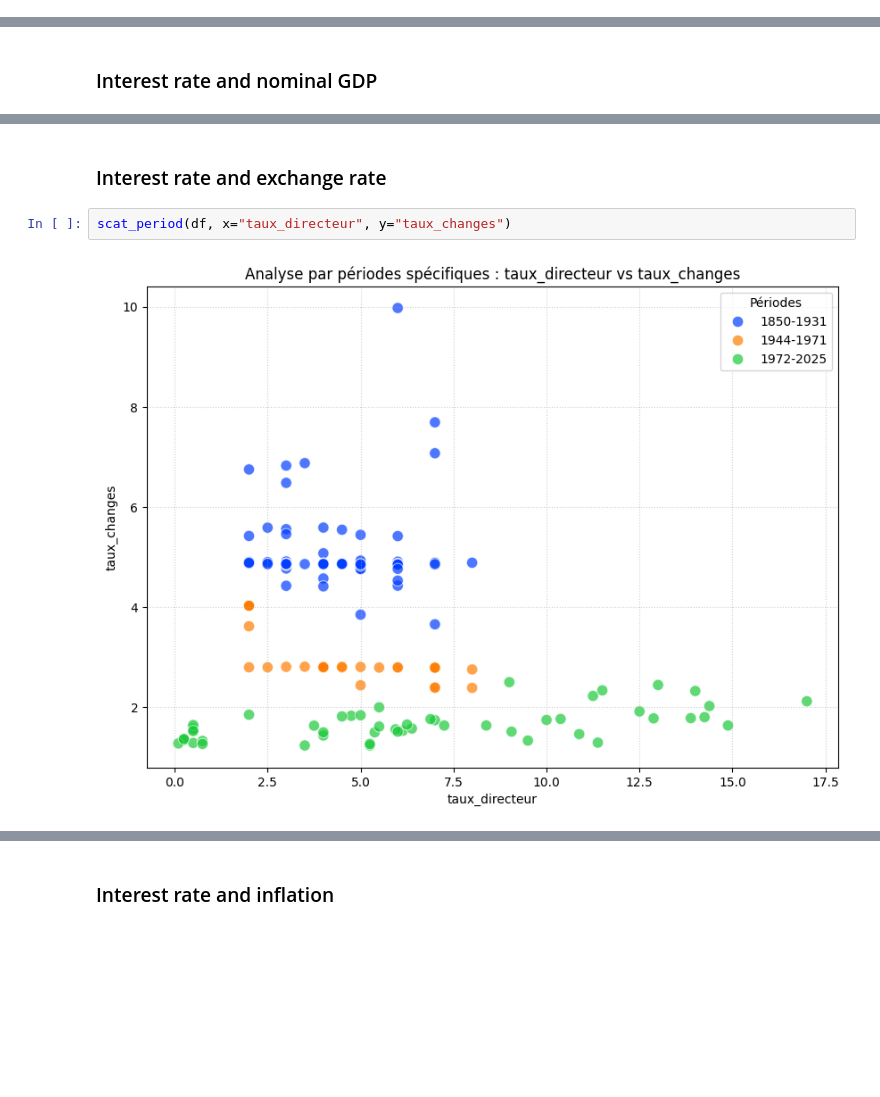
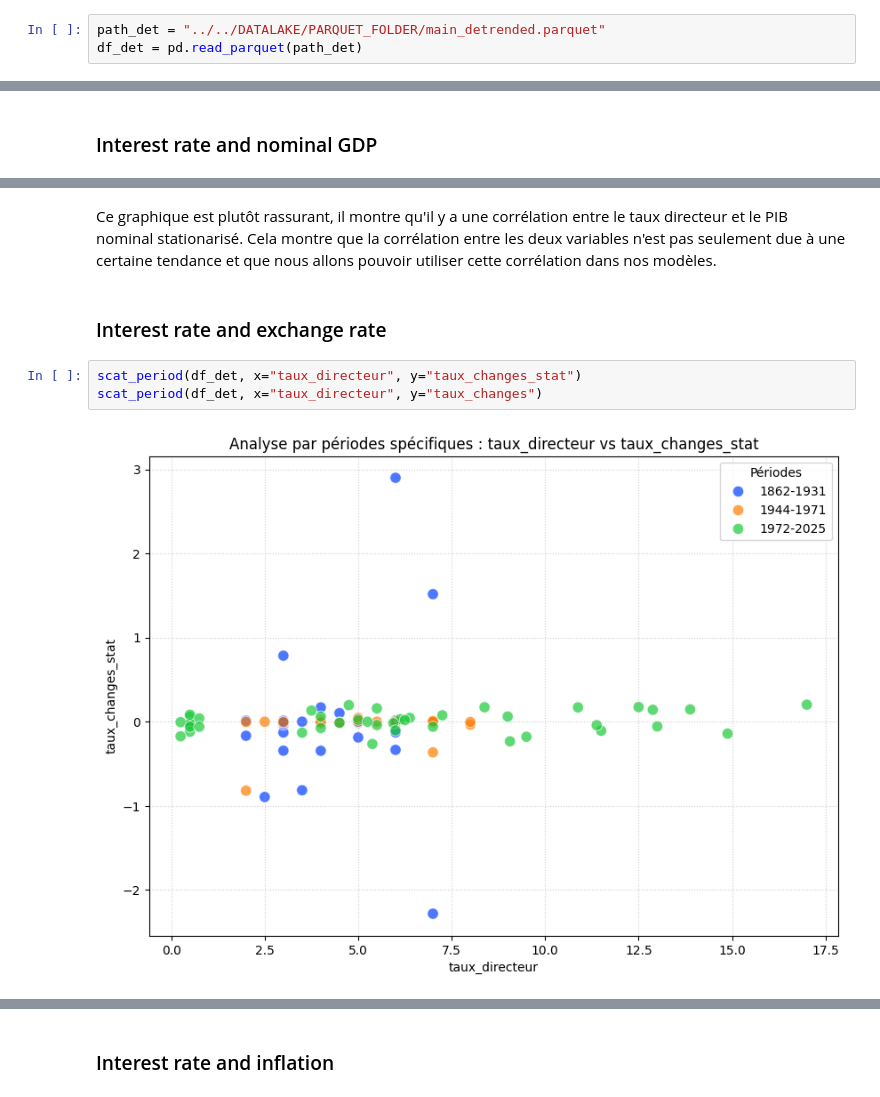
Before and after one commit to TimmGRT/Monetary-Policy-UK-1870-2025, a Jupyter notebook: CODE_ZONE/dorian_code/eda.ipynb, the cells around one changed output, grey strips where cells are left out. Drawn from its saved outputs; the diff is of its cells as text; blank space fills up the shorter version.

```diff
--- a/CODE_ZONE/dorian_code/eda.ipynb
+++ b/CODE_ZONE/dorian_code/eda.ipynb
@@ -224 +333,4 @@ Name: output_gap, dtype: float64
+# %%
+path_det = "../../DATALAKE/PARQUET_FOLDER/main_detrended.parquet"
+df_det = pd.read_parquet(path_det)
 # %% [markdown]
@@ -232,6 +346,9 @@ scat_period(df, x="taux_directeur", y="gdp_nominal")
+# %% [markdown]
+Ce graphique est plutôt rassurant, il montre qu'il y a une corrélation entre le taux directeur et le PIB nominal stationarisé. Cela montre que la corrélation entre les deux variables n'est pas seulement due à une certaine tendance et que nous allons pouvoir utiliser cette corrélation dans nos modèles.
 # %% [markdown]
 ### Interest rate and exchange rate
 # %%
-scat_period(df, x="taux_directeur", y="taux_changes")
+scat_period(df_det, x="taux_directeur", y="taux_changes_stat")
+scat_period(df_det, x="taux_directeur", y="taux_changes")
 # %% [output]
-[figure, old version]
+[figure, new version]
```
Also changed, not shown: parts of 41 cells of this notebook, 3 other files.
